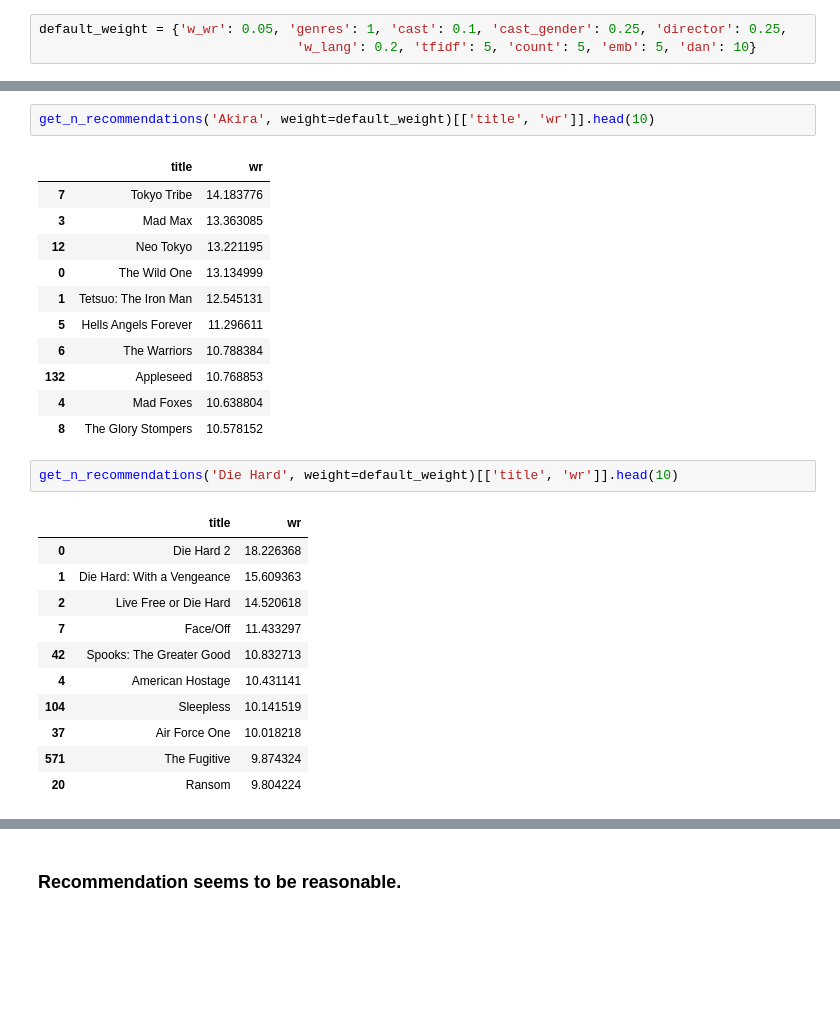
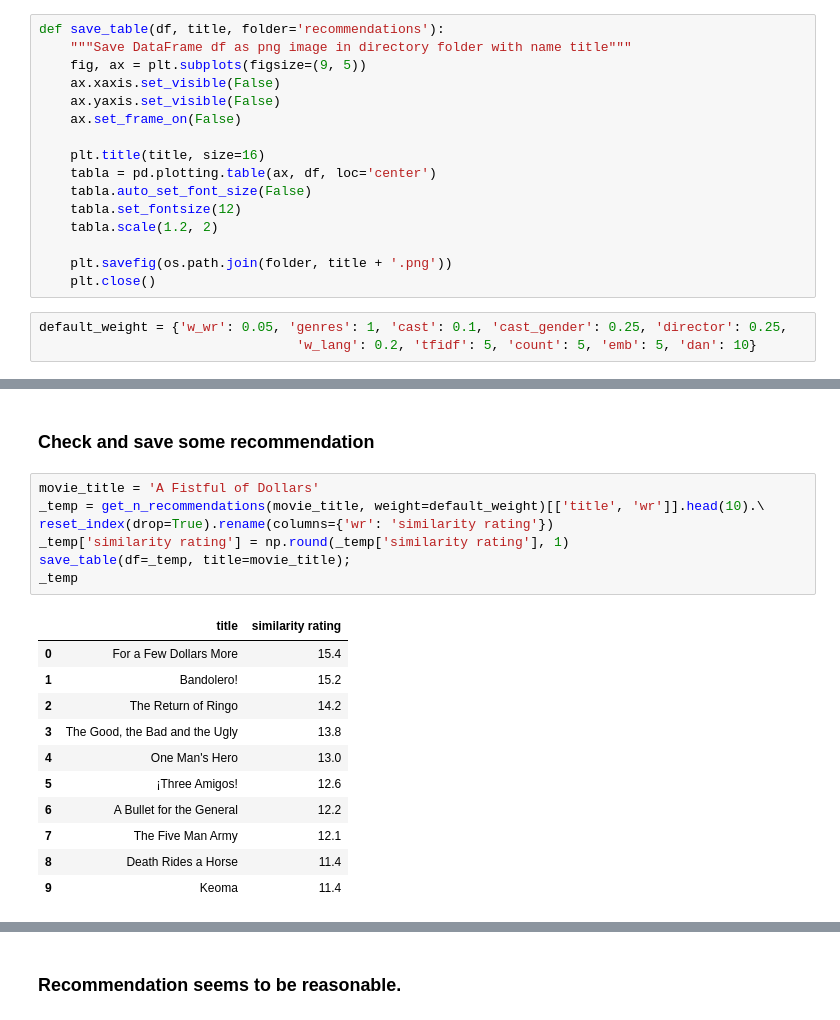
Before and after one commit to belkasanek/content_based_movie_recommendation_system, a Jupyter notebook: simple_rec.ipynb, the cells around one changed output, grey strips where cells are left out. Saved outputs shown, nothing was run; the diff lists cells and outputs as text; blank space fills up the shorter version.

Commit message:
Create folder for recommendation examples and save several of them there.

```diff
--- a/simple_rec.ipynb
+++ b/simple_rec.ipynb
@@ -313,6 +312,22 @@ def get_n_recommendations(title=None, index=None, n=10,
         result['wr'] += result['original_language'].isin([uniq_values]).astype('int') * weight['w_lang']
 
     return result.sort_values('wr', ascending=False)
+# %%
+def save_table(df, title, folder='recommendations'):
+    """Save DataFrame df as png image in directory folder with name title"""
+    fig, ax = plt.subplots(figsize=(9, 5))
+    ax.xaxis.set_visible(False)
+    ax.yaxis.set_visible(False)
+    ax.set_frame_on(False)
+
+    plt.title(title, size=16)
+    tabla = pd.plotting.table(ax, df, loc='center')
+    tabla.auto_set_font_size(False)
+    tabla.set_fontsize(12)
+    tabla.scale(1.2, 2)
+
+    plt.savefig(os.path.join(folder, title + '.png'))
+    plt.close()
 # %%
 default_weight = {'w_wr': 0.05, 'genres': 1, 'cast': 0.1, 'cast_gender': 0.25, 'director': 0.25,
                                  'w_lang': 0.2, 'tfidf': 5, 'count': 5, 'emb': 5, 'dan': 10}
@@ -347,28 +334,21 @@ get_n_recommendations('Mad Max', weight=default_weight)[['title', 'wr']].head(10
-# %%
-get_n_recommendations('Akira', weight=default_weight)[['title', 'wr']].head(10)
-# %% [output]
-|  | title | wr |
-| 7 | Tokyo Tribe | 14.183776 |
-| 3 | Mad Max | 13.363085 |
-| 12 | Neo Tokyo | 13.221195 |
-| 0 | The Wild One | 13.134999 |
-| 1 | Tetsuo: The Iron Man | 12.545131 |
-| 5 | Hells Angels Forever | 11.296611 |
-| 6 | The Warriors | 10.788384 |
-| 132 | Appleseed | 10.768853 |
-| 4 | Mad Foxes | 10.638804 |
-| 8 | The Glory Stompers | 10.578152 |
-# %%
-get_n_recommendations('Die Hard', weight=default_weight)[['title', 'wr']].head(10)
-# %% [output]
-|  | title | wr |
-| 0 | Die Hard 2 | 18.226368 |
-| 1 | Die Hard: With a Vengeance | 15.609363 |
-| 2 | Live Free or Die Hard | 14.520618 |
-| 7 | Face/Off | 11.433297 |
-| 42 | Spooks: The Greater Good | 10.832713 |
-| 4 | American Hostage | 10.431141 |
-| 104 | Sleepless | 10.141519 |
-| 37 | Air Force One | 10.018218 |
-| 571 | The Fugitive | 9.874324 |
-| 20 | Ransom | 9.804224 |
+# %% [markdown]
+### Check and save some recommendation
+# %%
+movie_title = 'A Fistful of Dollars'
+_temp = get_n_recommendations(movie_title, weight=default_weight)[['title', 'wr']].head(10).\
+reset_index(drop=True).rename(columns={'wr': 'similarity rating'})
+_temp['similarity rating'] = np.round(_temp['similarity rating'], 1)
+save_table(df=_temp, title=movie_title);
+_temp
+# %% [output]
+|  | title | similarity rating |
+| 0 | For a Few Dollars More | 15.4 |
+| 1 | Bandolero! | 15.2 |
+| 2 | The Return of Ringo | 14.2 |
+| 3 | The Good, the Bad and the Ugly | 13.8 |
+| 4 | One Man's Hero | 13.0 |
+| 5 | ¡Three Amigos! | 12.6 |
+| 6 | A Bullet for the General | 12.2 |
+| 7 | The Five Man Army | 12.1 |
+| 8 | Death Rides a Horse | 11.4 |
+| 9 | Keoma | 11.4 |
```
Also changed, not shown: parts of 27 cells of this notebook, 9 other files.
